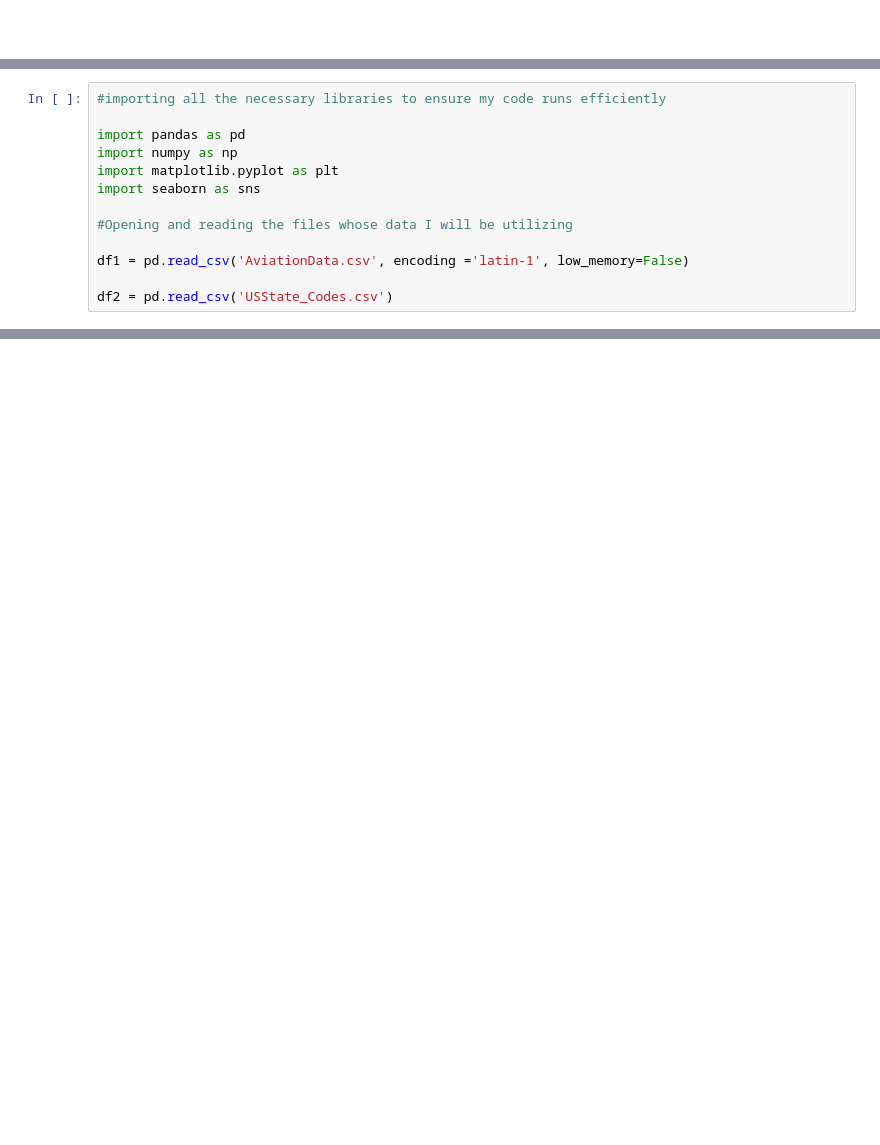
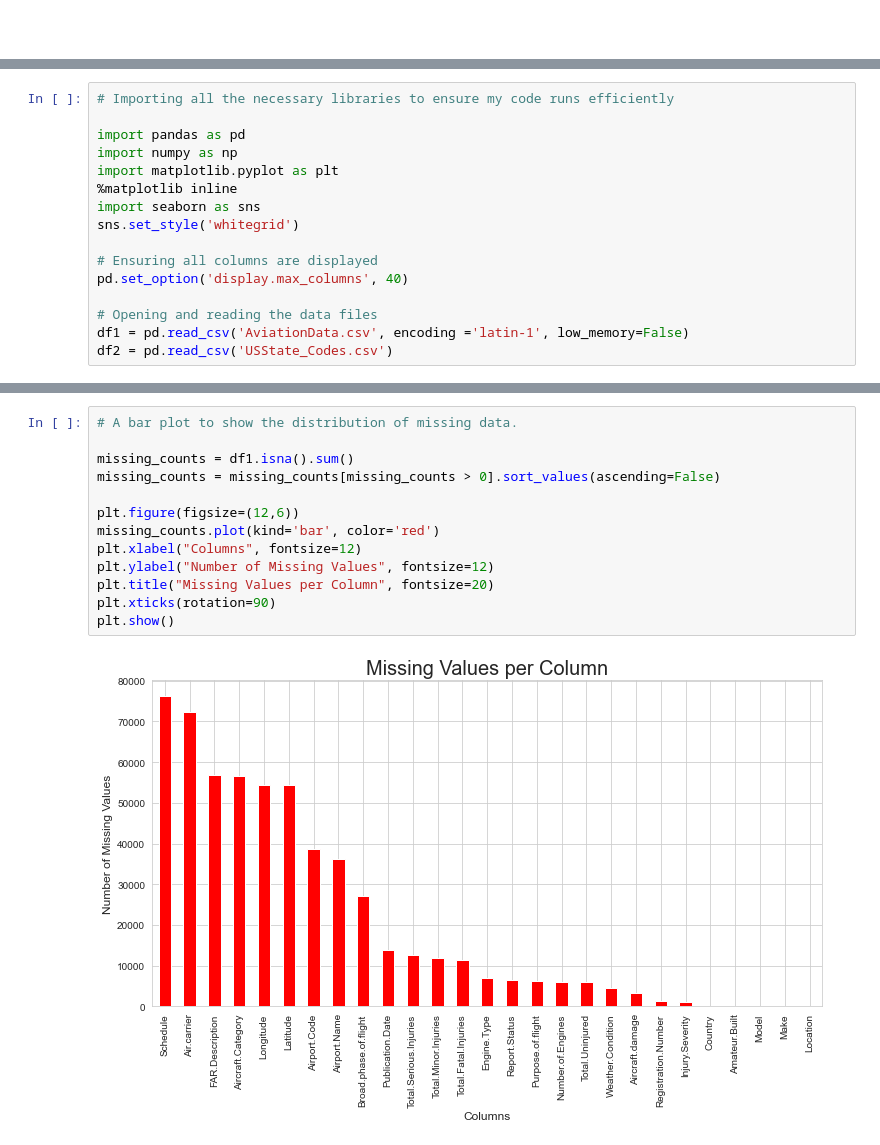
Before and after one commit to Uxer-Janine/End-Of-Phase-1-Project, a Jupyter notebook: Aviation Safety Analysis.ipynb, the cells around one changed output, grey strips where cells are left out. Saved outputs shown, nothing was run; the diff lists cells and outputs as text; blank space fills up the shorter version.

Commit message:
Handled missing values in my dataset

```diff
--- a/Aviation Safety Analysis.ipynb
+++ b/Aviation Safety Analysis.ipynb
@@ -52,15 +75,18 @@ We then load our datasets:
 
 We use `encoding='latin-1'` to handle special characters and `low_memory=False` to optimize performance when loading `df1`, as it is a large dataset.
 # %%
-#importing all the necessary libraries to ensure my code runs efficiently
+# Importing all the necessary libraries to ensure my code runs efficiently
 
 import pandas as pd
 import numpy as np
 import matplotlib.pyplot as plt
+%matplotlib inline
 import seaborn as sns
+sns.set_style('whitegrid')
 
-#Opening and reading the files whose data I will be utilizing
+# Ensuring all columns are displayed
+pd.set_option('display.max_columns', 40)
 
+# Opening and reading the data files
 df1 = pd.read_csv('AviationData.csv', encoding ='latin-1', low_memory=False)
-
 df2 = pd.read_csv('USState_Codes.csv')
@@ -70,0 +268,15 @@ Index(['US_State', 'Abbreviation'], dtype='object')
+# %%
+# A bar plot to show the distribution of missing data.
+
+missing_counts = df1.isna().sum()
+missing_counts = missing_counts[missing_counts > 0].sort_values(ascending=False)
+
+plt.figure(figsize=(12,6))
+missing_counts.plot(kind='bar', color='red')
+plt.xlabel("Columns", fontsize=12)
+plt.ylabel("Number of Missing Values", fontsize=12)
+plt.title("Missing Values per Column", fontsize=20)
+plt.xticks(rotation=90)
+plt.show()
+# %% [output]
+[figure, added]
```
Also changed, not shown: parts of 67 cells of this notebook.
